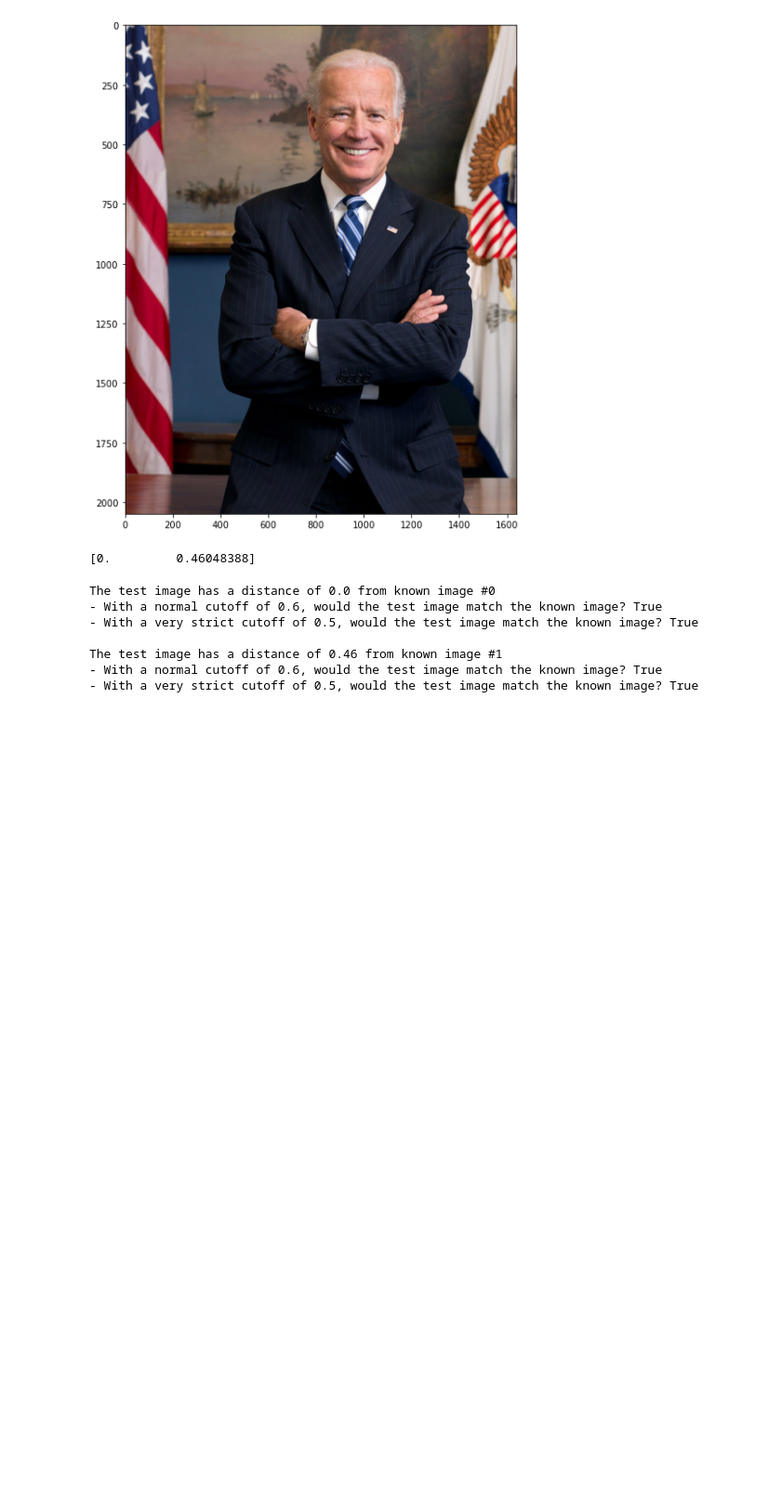
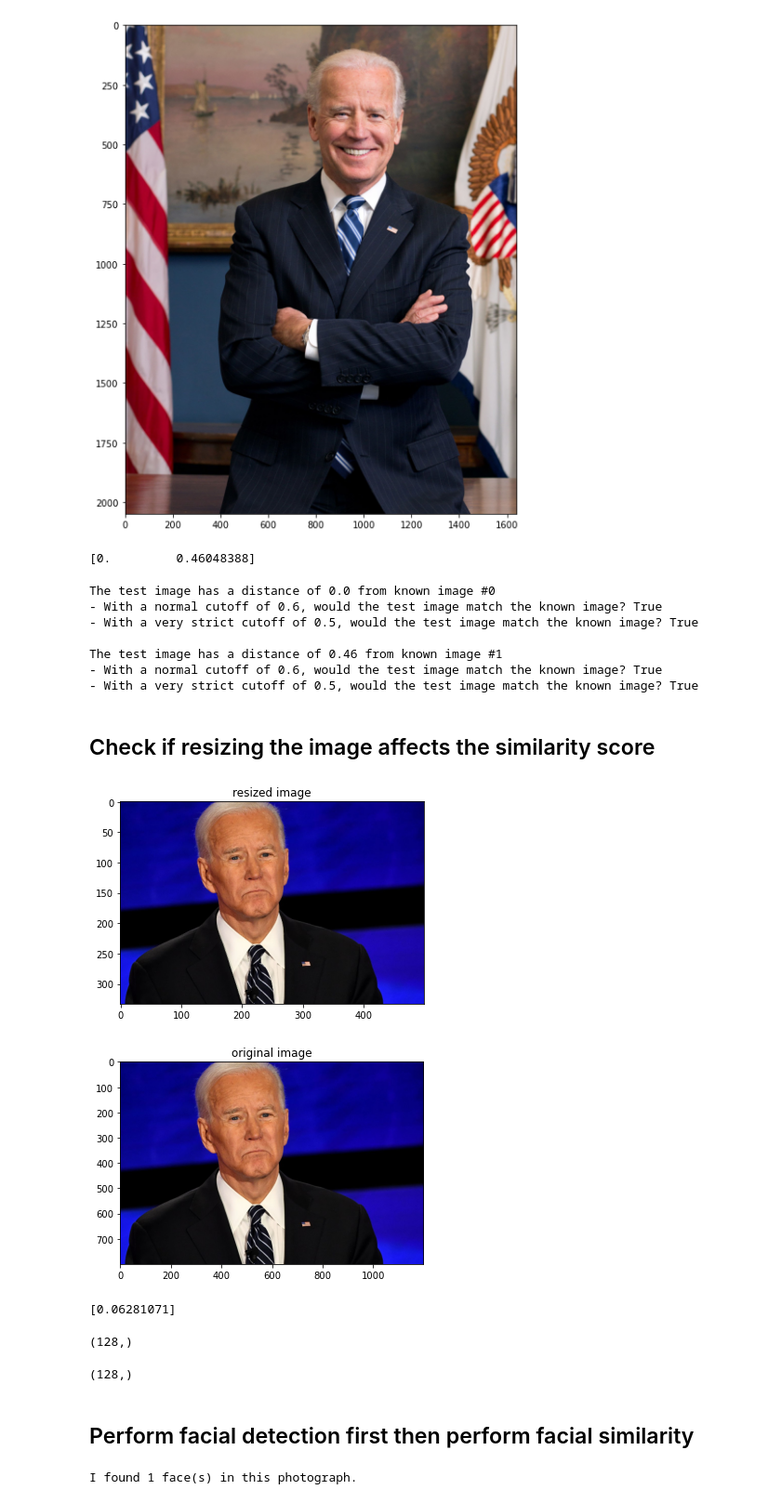
Before and after one commit to tyqiangz/facial-recognition, a Jupyter notebook: notebooks/Facial Similarity.ipynb, the cells around one changed output. Shown at 93% size. Cells and saved outputs as stored; diff of their text form; code cells hidden in the pictures; blank space fills up the shorter version.

```diff
--- a/notebooks/Facial Similarity.ipynb
+++ b/notebooks/Facial Similarity.ipynb
@@ -66,3 +66,5 @@ The test image has a distance of 0.0 from known image #0
 The test image has a distance of 0.46 from known image #1
 - With a normal cutoff of 0.6, would the test image match the known image? True
 - With a very strict cutoff of 0.5, would the test image match the known image? True
+# %% [markdown]
+## Check if resizing the image affects the similarity score
@@ -68,0 +73,21 @@ The test image has a distance of 0.46 from known image #1
+# %%
+# Load some images to compare against
+known_biden_image_1 = face_recognition.load_image_file("../images/joe_biden_1.jpg")
+known_biden_image_2 = face_recognition.load_image_file("../images/joe_biden_2.jpg")
+# %%
+(h,w) = known_biden_image_2.shape[:2]
+
+NEW_WIDTH = 500
+NEW_HEIGHT = int(h * (NEW_WIDTH / float(w)))
+resized_known_biden_image_2 = cv2.resize(known_biden_image_2, (NEW_WIDTH, NEW_HEIGHT))
+# %%
+plt.imshow(resized_known_biden_image_2)
+plt.title("resized image")
+plt.show()
+
+plt.imshow(known_biden_image_2)
+plt.title("original image")
+plt.show()
+# %% [output]
+[figure, added]
+[figure, added]
@@ -68,0 +97,23 @@ The test image has a distance of 0.46 from known image #1
+# %%
+# See how far apart the test image is from the known faces
+face_distances = face_recognition.face_distance(original_face_encoding, [resized_face_encoding])
+
+print(face_distances)
+# %% [output]
+[0.06281071]
+# %%
+resized_face_encoding.shape
+# %% [output]
+(128,)
+# %%
+original_face_encoding.shape
+# %% [output]
+(128,)
+# %% [markdown]
+## Perform facial detection first then perform facial similarity
+# %%
+face_locations = face_recognition.face_locations(known_biden_image_2)
+
+print("I found {} face(s) in this photograph.".format(len(face_locations)))
+# %% [output]
+I found 1 face(s) in this photograph.
```
Also changed, not shown: parts of 11 cells of this notebook, 2 other files.
